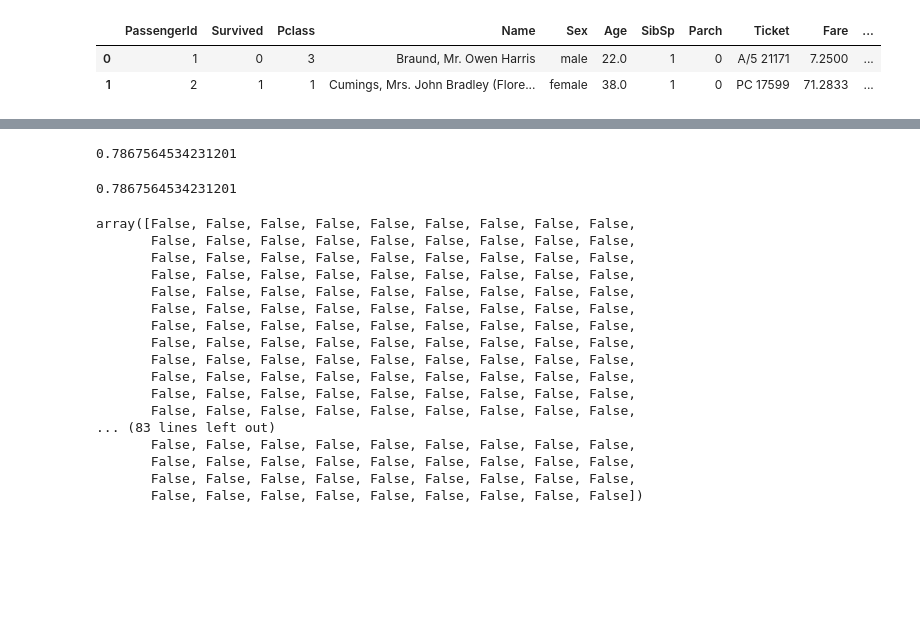
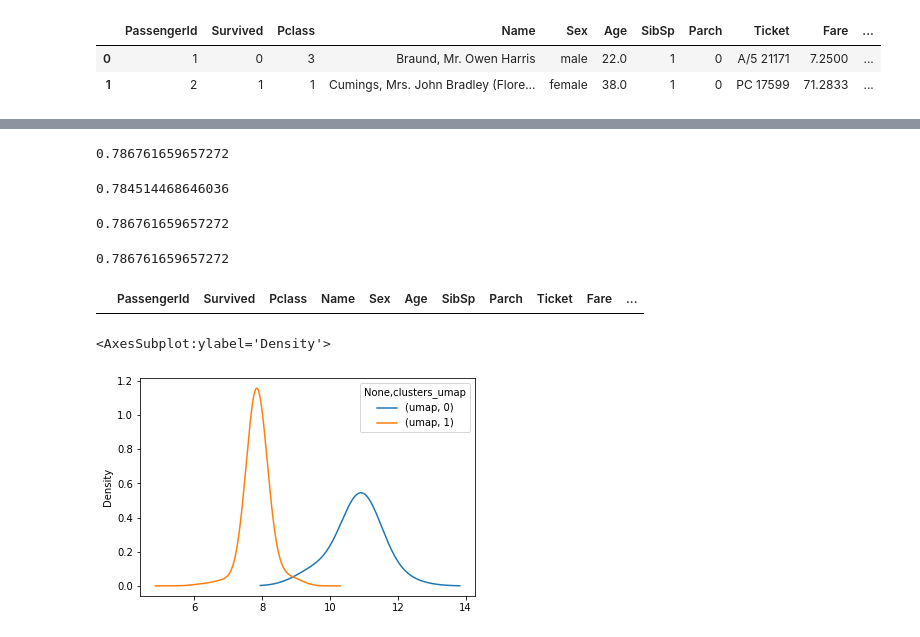
Before and after one commit to lady-pandas/cleaning-is-coming, a Jupyter notebook: category_cleaning.ipynb, the cells around one changed output, grey strips where cells are left out. Drawn from its saved outputs; the diff is of its cells as text; code cells hidden in the pictures; blank space fills up the shorter version.

```diff
--- a/category_cleaning.ipynb
+++ b/category_cleaning.ipynb
@@ -71,34 +207,40 @@ y = titanic_ext['Survived']
+# %%
+X_dummy = pd.get_dummies(titanic_ext[['Sex']], drop_first=True)
+rf.fit(X_dummy, y)
+y_pred_dummy = rf.predict(X_dummy)
+cross_val_score(rf, X_dummy, y, cv=cv).mean()
+# %% [output]
+0.786761659657272
 # %%
-X = titanic_ext[['pca']]
-rf.fit(X, y)
-y_pred_pca = rf.predict(X)
-accuracy_score(y, y_pred_pca)
+X_pca = titanic_ext[['pca']]
+rf.fit(X_pca, y)
+y_pred_pca = rf.predict(X_pca)
+cross_val_score(rf, X_pca, y, cv=cv).mean()
 # %% [output]
-0.7867564534231201
+0.784514468646036
-# %%
-X = pd.get_dummies(titanic_ext[['Sex']], drop_first=True)
-rf.fit(X, y)
-y_pred_dummy = rf.predict(X)
-accuracy_score(y, y_pred_dummy)
-# %% [output]
-0.7867564534231201
-# %%
-sum(y_pred_dummy!=y_pred_pca)
-# %% [output]
-array([False, False, False, False, False, False, False, False, False,
-       False, False, False, False, False, False, False, False, False,
-       False, False, False, False, False, False, False, False, False,
-       False, False, False, False, False, False, False, False, False,
-       False, False, False, False, False, False, False, False, False,
-       False, False, False, False, False, False, False, False, False,
-       False, False, False, False, False, False, False, False, False,
-       False, False, False, False, False, False, False, False, False,
-       False, False, False, False, False, False, False, False, False,
-       False, False, False, False, False, False, False, False, False,
-       False, False, False, False, False, False, False, False, False,
-       False, False, False, False, False, False, False, False, False,
-... (83 lines left out)
-       False, False, False, False, False, False, False, False, False,
-       False, False, False, False, False, False, False, False, False,
-       False, False, False, False, False, False, False, False, False,
-       False, False, False, False, False, False, False, False, False])
+# %%
+X_clusters = titanic_ext[['clusters']]
+rf.fit(X_clusters, y)
+y_pred_clusters = rf.predict(X_clusters)
+cross_val_score(rf, X_clusters, y, cv=cv).mean()
+# %% [output]
+0.786761659657272
+# %%
+X_umap = titanic_ext[['umap']]
+rf.fit(X_umap, y)
+y_pred_umap = rf.predict(X_umap)
+cross_val_score(rf, X_umap, y, cv=cv).mean()
+# %% [output]
+0.786761659657272
+# %%
+results = titanic_ext.copy()
+results['pred_dummy'] = y_pred_dummy
+results['pred_pca'] = y_pred_pca
+results[y_pred_dummy!=y_pred_pca]
+# %% [output]
+|  | PassengerId | Survived | Pclass | Name | Sex | Age | SibSp | Parch | Ticket | Fare | ... |
+# %%
+results[['umap', 'clusters_umap']].pivot(columns='clusters_umap').plot.kde(bw_method=1)
+# %% [output]
+<AxesSubplot:ylabel='Density'>
+[figure, added]
```
Also changed, not shown: parts of 46 cells of this notebook, 1 other file.
